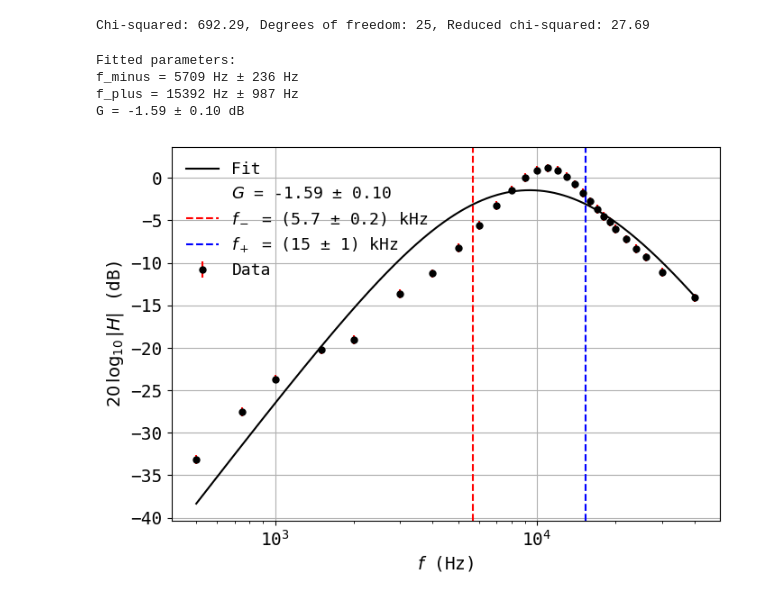
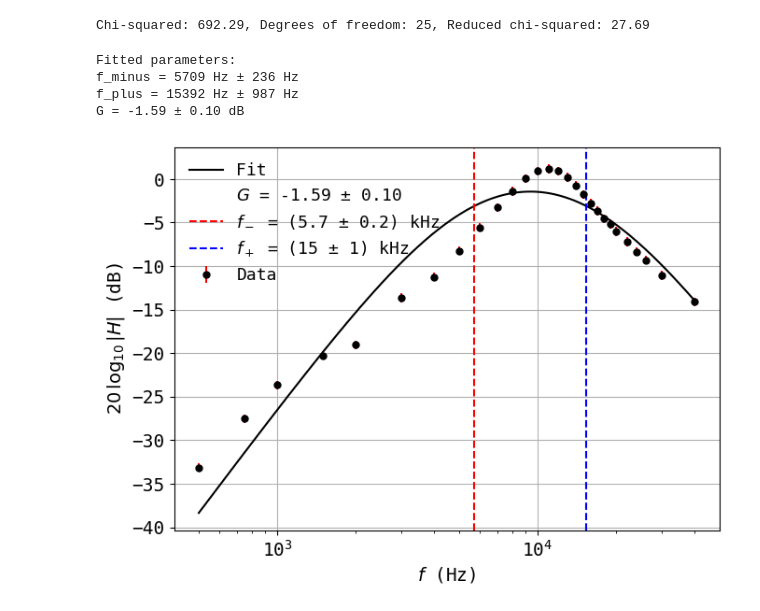
Before and after one commit to askeroelshoej/SP-Lock-In-Amp, a Jupyter notebook: experiment/analysis_stage1_3.ipynb, the cells around one changed output. Drawn from its saved outputs; the diff is of its cells as text; code cells hidden in the pictures.

```diff
--- a/experiment/analysis_stage1_3.ipynb
+++ b/experiment/analysis_stage1_3.ipynb
@@ -200,33 +200,34 @@ f_plus = params['f_minus'] + params['f_delta']
 gain = params['G']
 f_plus_error = np.sqrt(errors['f_minus']**2 + errors['f_delta']**2)
 print("Fitted parameters:")
 print(f"f_minus = {params['f_minus']:.0f} Hz ± {errors['f_minus']:.0f} Hz")
 print(f"f_plus = {f_plus:.0f} Hz ± {f_plus_error:.0f} Hz")
 print(f"G = {params['G']:.2f} ± {errors['G']:.2f} dB")
 #plot:
 f_linspace = np.linspace(np.min(freq), np.max(freq), 1000)
 func_values = gain_modelV2(f_linspace, *params)
 
 
-
-fig, ax = plt.subplots(figsize=(8, 5))
+AXES_RECT = [0.15, 0.13, 0.73, 0.82]  # [left, bottom, width, height]
+fig = plt.figure(figsize=(8, 5))
+ax = fig.add_axes(AXES_RECT)
 ax.errorbar(freq, amp_dB, yerr=y_errs, fmt='o', ms = 5, color='k', ecolor='r', label='Data')
 ax.plot(f_linspace, func_values, linestyle='-', color='k', label=f'Fit')
 ax.plot([], [], ' ', label=f'$G$ = {gain:.2f} ± {errors["G"]:.2f}')
 ax.axvline(f_minus, color='r', linestyle='--', label=f'$f_-$ = ({round(f_minus, -2)/1000:.1f} ± {round(errors["f_minus"], -2)/1000:.1f}) kHz')
 ax.axvline(f_plus, color='b', linestyle='--', label=f'$f_+$ = ({round(f_plus, -2)/1000:.0f} ± {round(f_plus_error, -2)/1000:.0f}) kHz')
 
 ax.set_xlabel(r"$f$ (Hz)", fontsize=14)
 ax.set_ylabel(r"$20 \,\log_{10}|H|$ (dB)", fontsize=14)
 ax.tick_params(axis='both', which='major', labelsize=14)
 ax.set_xscale('log')
 ax.grid(True)
 ax.legend(loc = 'upper left', frameon = False, fontsize = 13);
 fig.subplots_adjust(left=0.12, right=0.88, bottom=0.12, top=0.95)
 plt.savefig('stage13_fit.pdf', dpi=600, bbox_inches='tight');
 # %% [output]
 Fitted parameters:
 f_minus = 5709 Hz ± 236 Hz
 f_plus = 15392 Hz ± 987 Hz
 G = -1.59 ± 0.10 dB
-[figure, old version]
+[figure, new version]
```
Also changed, not shown: parts of 1 cell of this notebook, 1 other file.
